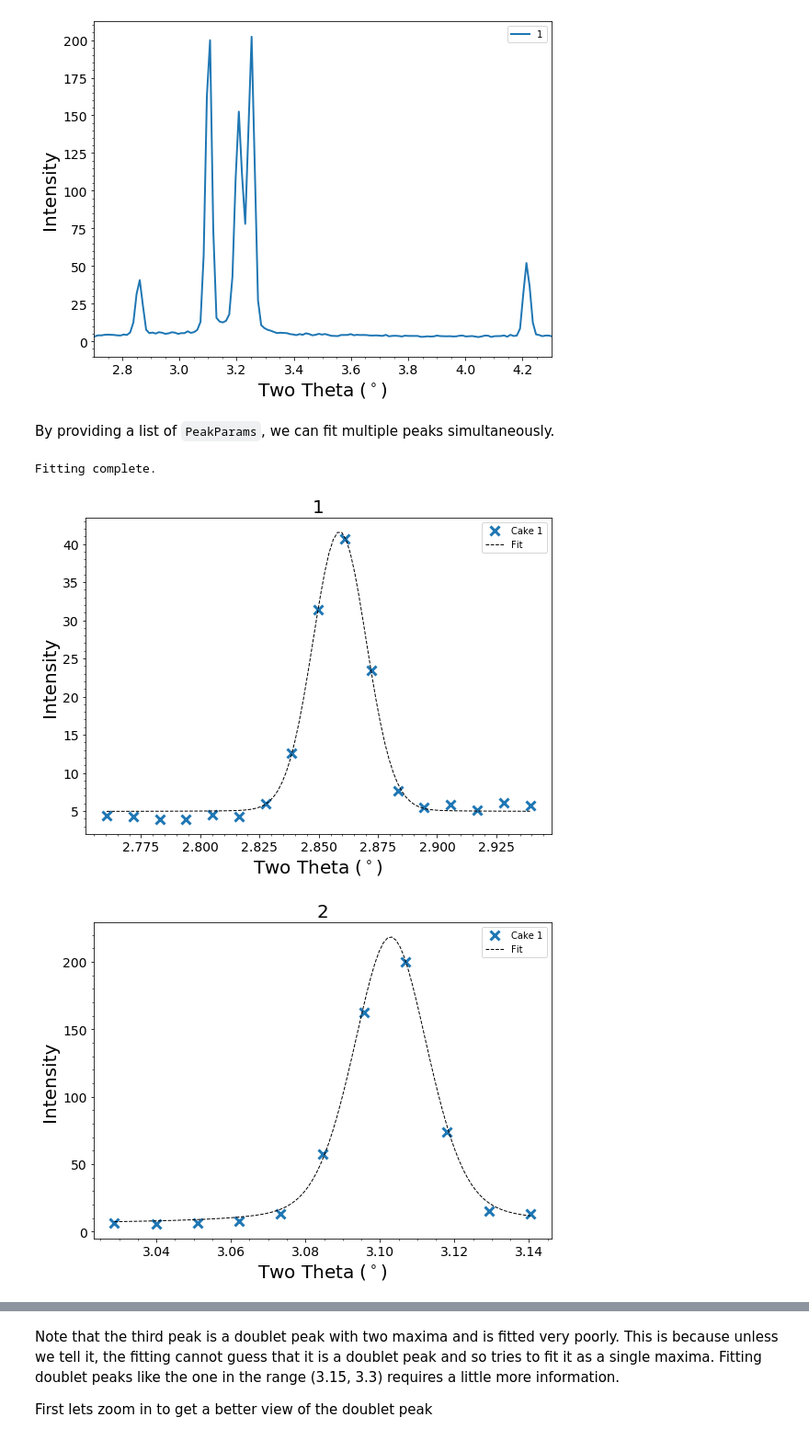
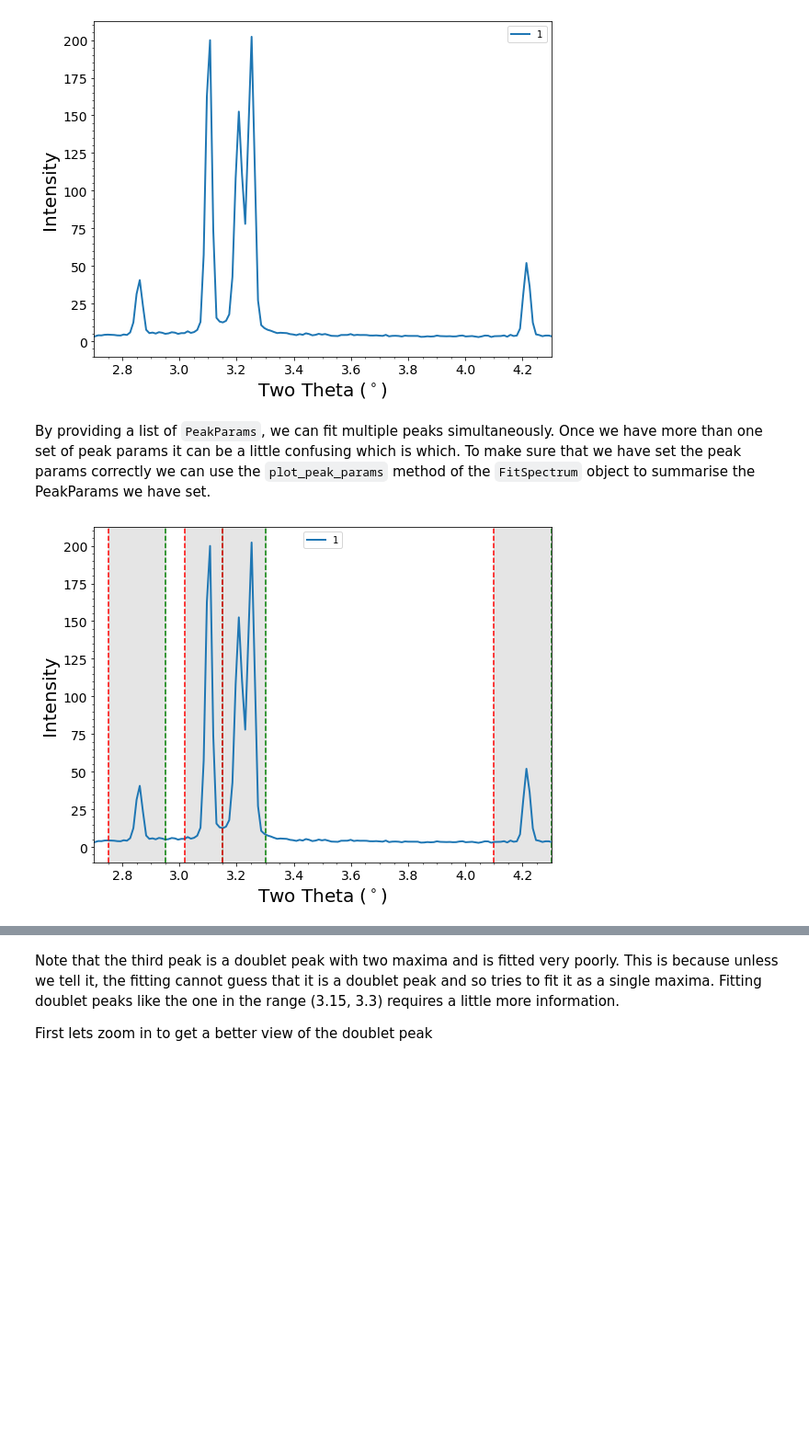
Before and after one commit to LightForm-group/xrdfit, a Jupyter notebook: tutorial notebooks/1 - Basic analysis workflow.ipynb, the cells around one changed output, grey strips where cells are left out. Shown at 92% size. Drawn from its saved outputs; the diff is of its cells as text; code cells hidden in the pictures; blank space fills up the shorter version.

Commit message:
Add plot_peak_params method to FitSpectrum

```diff
--- a/tutorial notebooks/1 - Basic analysis workflow.ipynb
+++ b/tutorial notebooks/1 - Basic analysis workflow.ipynb
@@ -161,17 +161,12 @@ spectral_data.plot(1, 2.7, 4.3)
 # %% [output]
 [figure]
-# %% [markdown]
-By providing a list of `PeakParams`, we can fit multiple peaks simultaneously.
+# %% [markdown]
+By providing a list of `PeakParams`, we can fit multiple peaks simultaneously. Once we have more than one set of peak params it can be a little confusing which is which. To make sure that we have set the peak params correctly we can use the `plot_peak_params` method of the `FitSpectrum` object to summarise the PeakParams we have set.
 # %%
 peak_params = [PeakParams('1', (2.75, 2.95)),
                PeakParams('2', (3.02, 3.15)),
                PeakParams('3',  (3.15, 3.30)),
                PeakParams('4', (4.10, 4.30))]
-spectral_data.fit_peaks(peak_params, 1)
-
-for fit in spectral_data.fitted_peaks:
-    fit.plot()
+spectral_data.plot_peak_params(peak_params, 1, x_range=(2.7, 4.3))
 # %% [output]
-Fitting complete.
-[figure, old version]
+[figure, new version]
-[figure, removed]
```
Also changed, not shown: parts of 7 cells of this notebook, 2 other files.
